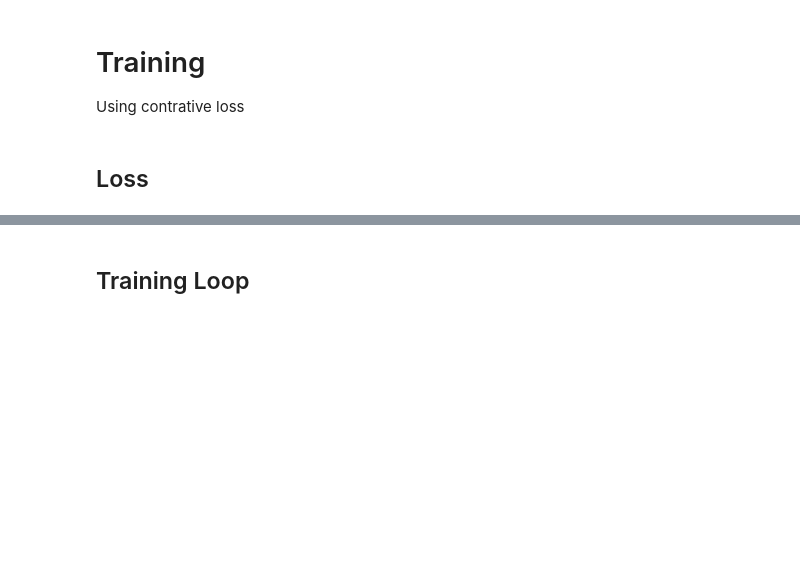
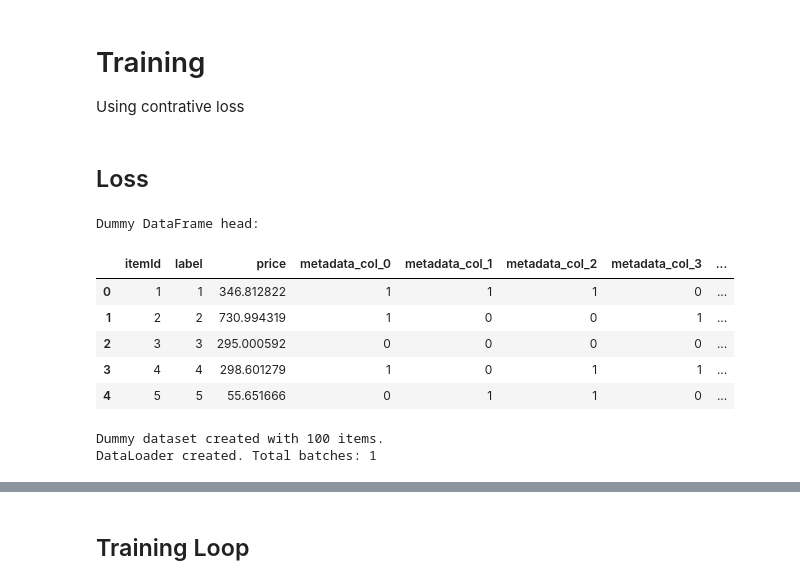
Before and after one commit to vinogradowvw/adm-competition, a Jupyter notebook: first_iteration/eda.ipynb, the cells around one changed output, grey strips where cells are left out. Drawn from its saved outputs; the diff is of its cells as text; code cells hidden in the pictures; blank space fills up the shorter version.

```diff
--- a/first_iteration/eda.ipynb
+++ b/first_iteration/eda.ipynb
@@ -418 +818,71 @@ def info_nce_loss(features, labels, temperature=0.5):
     return loss
+# %%
+import random # Added import random
+# --- 3. Create a dummy DataFrame (similar to items_train) ---
+dummy_data = {
+    'itemId': dummy_item_ids,
+    'price': [random.uniform(10.0, 1000.0) for _ in range(num_items)],
+    'label': dummy_labels
+}
+
+# Add dummy metadata columns (mimicking one-hot encoded features)
+for i in range(metadata_dim):
+    dummy_data[f'metadata_col_{i}'] = [random.randint(0, 1) for _ in range(num_items)]
+
+dummy_df = pd.DataFrame(dummy_data);
+
+# Ensure 'itemId' is at the beginning, and 'label' is present
+dummy_df = dummy_df[['itemId', 'label'] + [col for col in dummy_df.columns if col not in ['itemId', 'label']]];
+
+print("Dummy DataFrame head:");
+display(dummy_df.head())
+
+# --- 4. Instantiate GlamiDataset with dummy data ---
+dummy_dataset = GlamiDataset(
+    dataframe=dummy_df,
+    image_embeddings_path=dummy_image_embeddings_path,
+    text_embeddings_path=dummy_text_embeddings_path
+)
+
+print(f"Dummy dataset created with {len(dummy_dataset)} items.")
+
+# --- 5. Instantiate LabelBatchSampler and DataLoader ---
+batch_size = 30 # Must be items_per_label * num_labels
+items_per_label = 3
+num_labels_in_batch = 10 # This is num_labels in the sampler
+
+# The actual unique labels in our dummy dataset are `num_unique_labels`
+# For the sampler, we'll use `num_unique_labels` or less if the batch requires it.
+
+dummy_labels_series = dummy_df['label']
+
+dummy_sampler = LabelBatchSampler(
+    labels=dummy_labels_series,
+    batch_size=batch_size,
+    items_per_label=items_per_label,
+    num_labels=num_labels_in_batch,
+    num_sub_epochs=1 # Just need one pass for testing
+)
+
+dummy_dataloader = DataLoader(
+    dummy_dataset,
+    batch_sampler=dummy_sampler,
+    collate_fn=lambda x: (
+        torch.stack([s[0] for s in x]),
+        torch.stack([s[1] for s in x]),
+        torch.stack([s[2] for s in x]),
+        torch.tensor([s[3] for s in x])
+    )
+)
+
+print(f"DataLoader created. Total batches: {len(dummy_dataloader)}")
+# %% [output]
+Dummy DataFrame head:
+|  | itemId | label | price | metadata_col_0 | metadata_col_1 | metadata_col_2 | metadata_col_3 | ... |
+| 0 | 1 | 1 | 346.812822 | 1 | 1 | 1 | 0 | ... |
+| 1 | 2 | 2 | 730.994319 | 1 | 0 | 0 | 1 | ... |
+| 2 | 3 | 3 | 295.000592 | 0 | 0 | 0 | 0 | ... |
+| 3 | 4 | 4 | 298.601279 | 1 | 0 | 1 | 1 | ... |
+| 4 | 5 | 5 | 55.651666 | 0 | 1 | 1 | 0 | ... |
+Dummy dataset created with 100 items.
+DataLoader created. Total batches: 1
```
Also changed, not shown: parts of 28 cells of this notebook.
